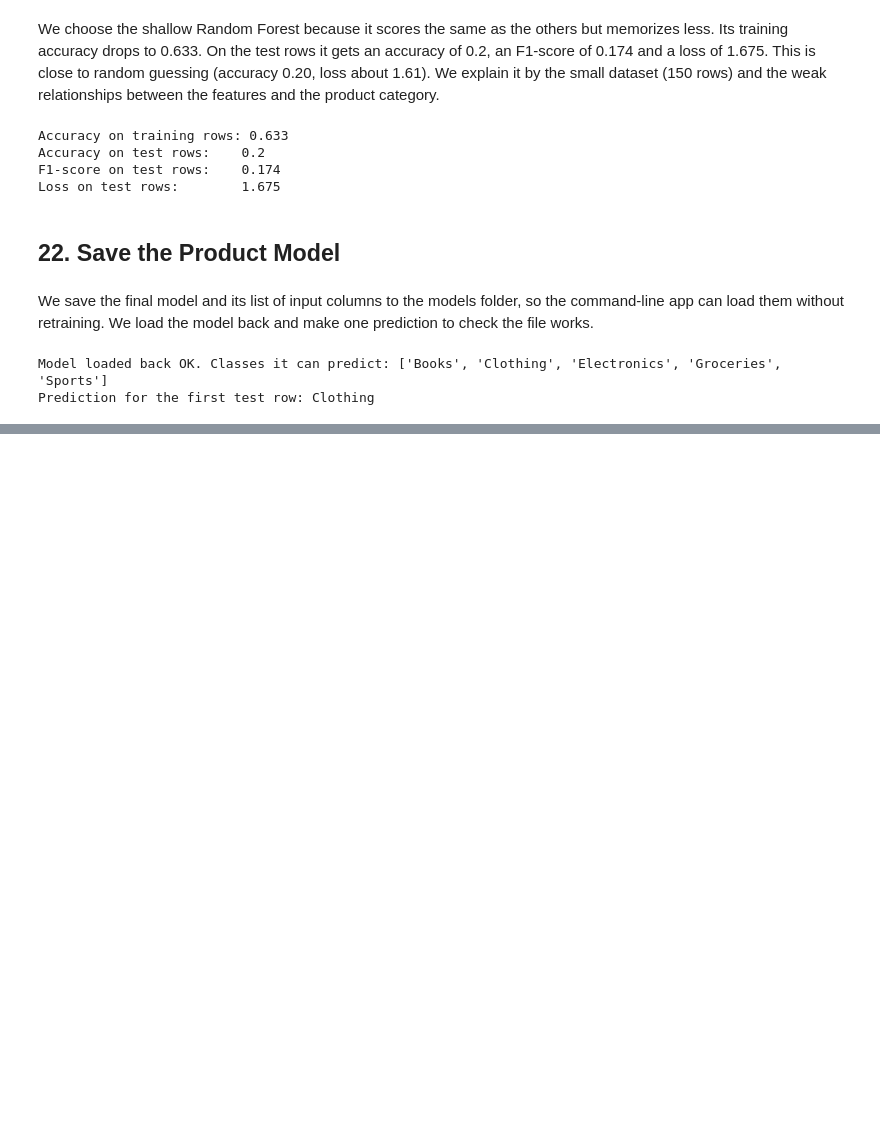
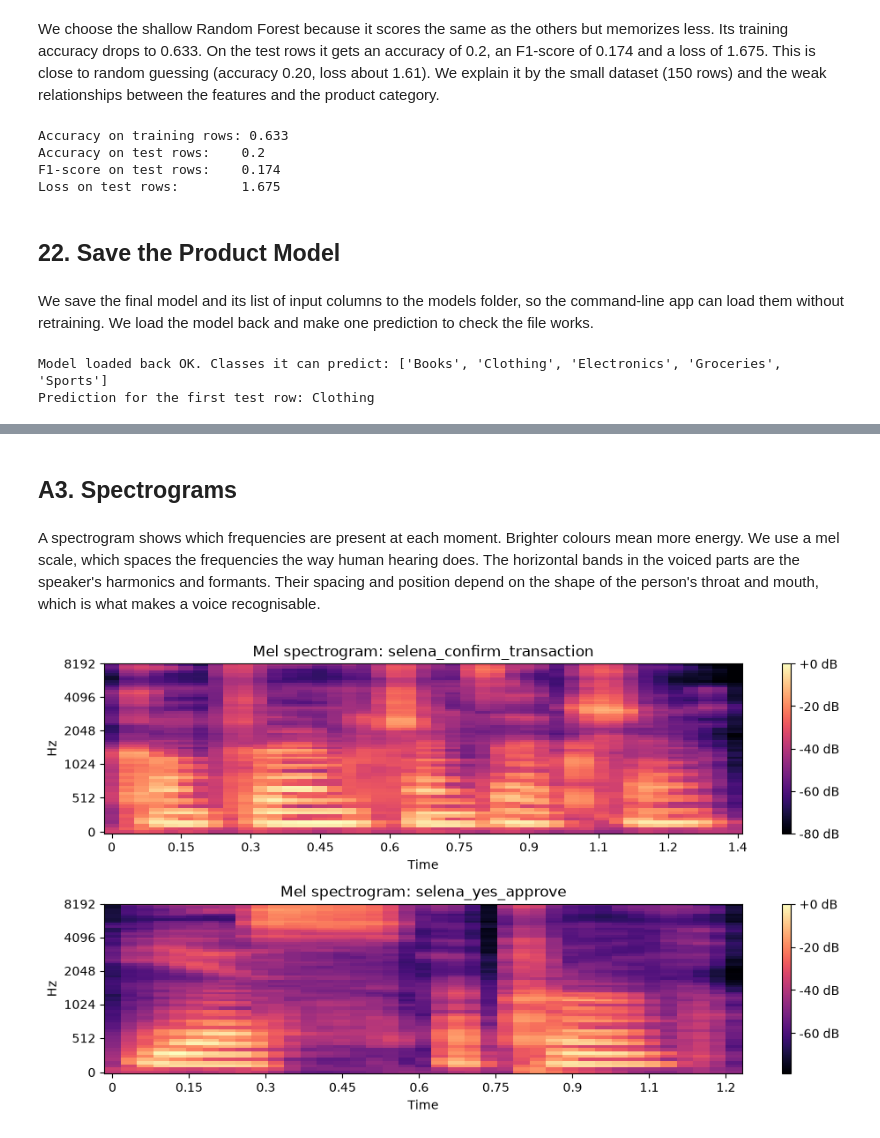
Before and after one commit to selenai9/ML-pipeline-F2-multimodal-auth-product-recommendation, a Jupyter notebook: formative2_multimodal.ipynb, the cells around one changed output, grey strips where cells are left out. Saved outputs shown, nothing was run; the diff lists cells and outputs as text; code cells hidden in the pictures; blank space fills up the shorter version.

```diff
--- a/formative2_multimodal.ipynb
+++ b/formative2_multimodal.ipynb
@@ -635,0 +705,16 @@ Prediction for the first test row: Clothing
+# %% [markdown]
+## A3. Spectrograms
+# %% [markdown]
+A spectrogram shows which frequencies are present at each moment. Brighter colours mean more energy. We use a mel scale, which spaces the frequencies the way human hearing does. The horizontal bands in the voiced parts are the speaker's harmonics and formants. Their spacing and position depend on the shape of the person's throat and mouth, which is what makes a voice recognisable.
+# %%
+fig, axes = plt.subplots(len(audio), 1, figsize=(10, 2.8 * len(audio)), squeeze=False)
+for ax, (sample_id, y) in zip(axes[:, 0], audio.items()):
+    mel = librosa.feature.melspectrogram(y=y, sr=SAMPLE_RATE, n_mels=64)
+    mel_db = librosa.power_to_db(mel, ref=np.max)
+    img = librosa.display.specshow(mel_db, sr=SAMPLE_RATE, x_axis="time", y_axis="mel", ax=ax)
+    ax.set_title(f"Mel spectrogram: {sample_id}")
+    fig.colorbar(img, ax=ax, format="%+2.0f dB")
+plt.tight_layout()
+plt.show()
+# %% [output]
+[figure, added]
```
Also changed, not shown: parts of 26 cells of this notebook.
